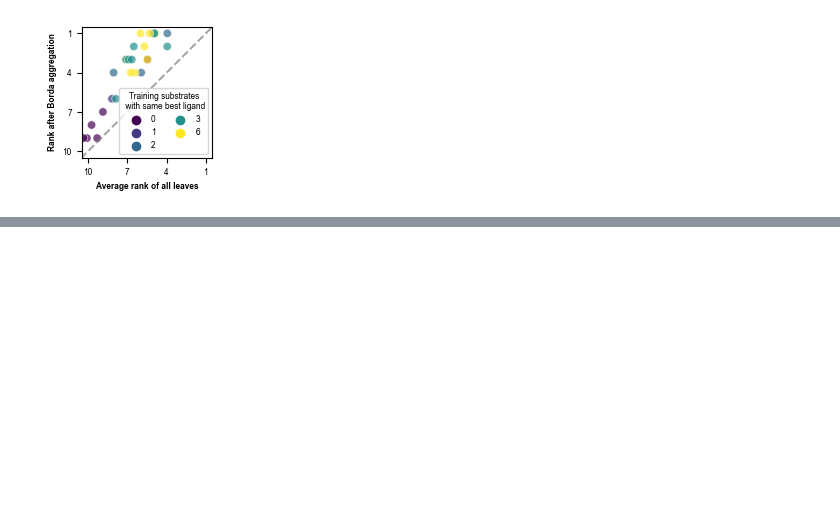
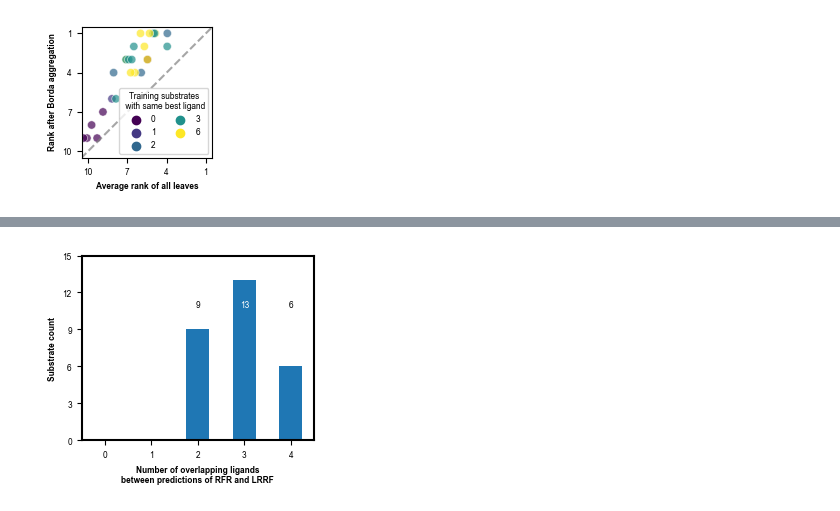
Before and after one commit to ZimmermanGroup/LabelRanking, a Jupyter notebook: performance_analysis.ipynb, the cells around one changed output, grey strips where cells are left out. Saved outputs shown, nothing was run; the diff lists cells and outputs as text; code cells hidden in the pictures; blank space fills up the shorter version.

```diff
--- a/performance_analysis.ipynb
+++ b/performance_analysis.ipynb
@@ -940,6 +934,8 @@ info_to_plot = {
     "Average":[],
     "Borda":[]
 }
+lrrf_models = []
+ligands_selected_by_lrrf = []
 for i, (train_ind, test_ind) in enumerate(outer_ps.split()) :
     X_train, X_test = ranking_dataset.X_desc[train_ind], ranking_dataset.X_desc[test_ind]
     y_train, y_test = ranking_dataset.y_ranking[train_ind], ranking_dataset.y_ranking[test_ind]
@@ -998,10 +994,13 @@ for i, (train_ind, test_ind) in enumerate(outer_ps.split()) :
 
     train_leaf_inds = lrrf.best_estimator_.model.apply(X_train)
     test_leaf_inds = lrrf.best_estimator_.model.apply(X_test)
+    lrrf_models.append(lrrf)
 
     borda_ranks = lrrf.best_estimator_.borda_by_tree_and_leaf
     test_best_ligands = np.where(y_test == 1)[1]
     train_best_ligands = np.where(y_train == 1)[1]
+
+    ligands_selected_by_lrrf.append(predicted_highest_yield_inds)
 
     for j, ligand in enumerate(test_best_ligands) :
         # For each test substrate
@@ -1106,0 +1180,26 @@ leg.get_title().set_ha("center")
+# %%
+# Number of overlaps
+from collections import Counter
+
+overlap_counter = Counter([int(x) for x in num_overlap])
+
+fig, ax = plt.subplots(figsize=(3, 2.4))
+b = ax.bar(x=list(overlap_counter.keys()), height=list(overlap_counter.values()), width=0.5)
+ax.set_xlim(-0.5, 4.5)
+ax.set_xticks(np.arange(5))
+ax.set_xticklabels(np.arange(5), fontdict={"fontfamily":"arial", "fontsize":6})
+ax.set_xlabel("Number of overlapping ligands\nbetween predictions of RFR and LRRF", fontdict={"fontfamily":"arial", "fontsize":6, "fontweight":"bold"})
+ax.set_yticks(np.arange(0, 16, 3))
+ax.set_yticklabels(np.arange(0, 16, 3), fontdict={"fontfamily":"arial", "fontsize":6})
+ax.set_ylabel("Substrate count", fontdict={"fontfamily":"arial", "fontsize":6, "fontweight":"bold"})
+
+fontcolors = ["k", "w", "k"]
+for i, k in enumerate(overlap_counter.keys()):
+    ax.annotate(b.datavalues[i], xy=(k, 11), ha="center", va="center", color=fontcolors[i], fontfamily="arial", fontsize=6)
+
+for axis in ["top", "bottom", "left", "right"]:
+    ax.spines[axis].set_linewidth(1.5)
+
+# plt.savefig("figures/FigureS37.svg", format="svg", dpi=300)
+# %% [output]
+[figure, added]
```
Also changed, not shown: parts of 7 cells of this notebook, 1 other file.
